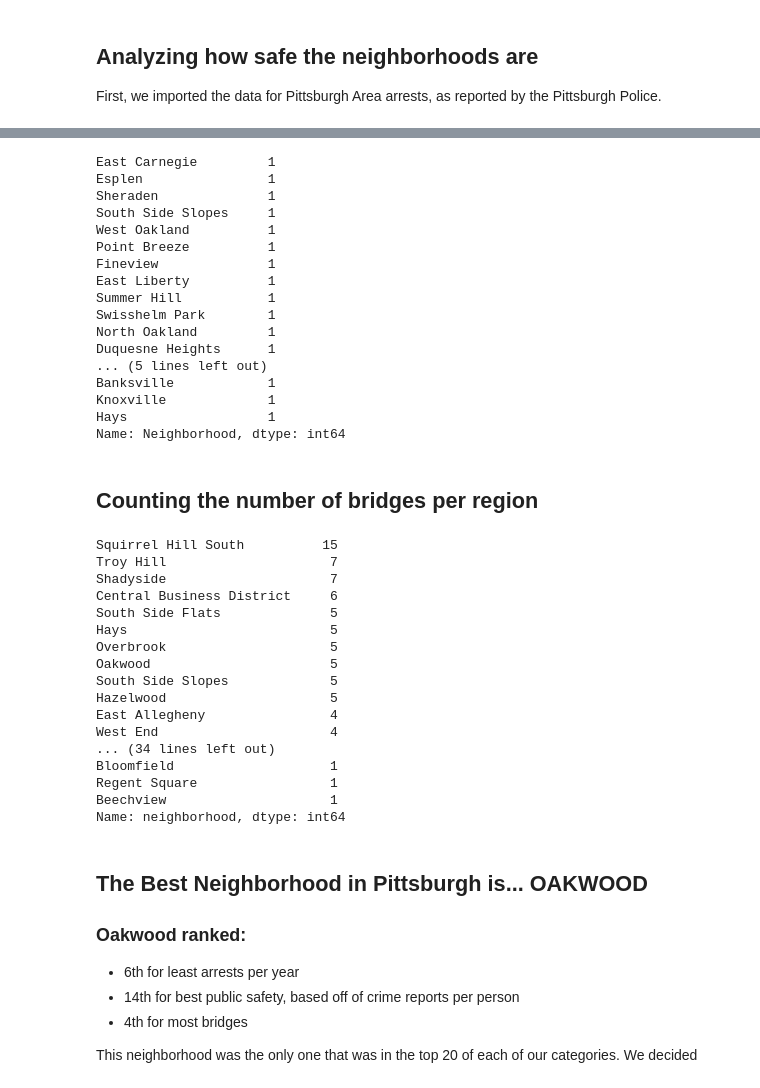
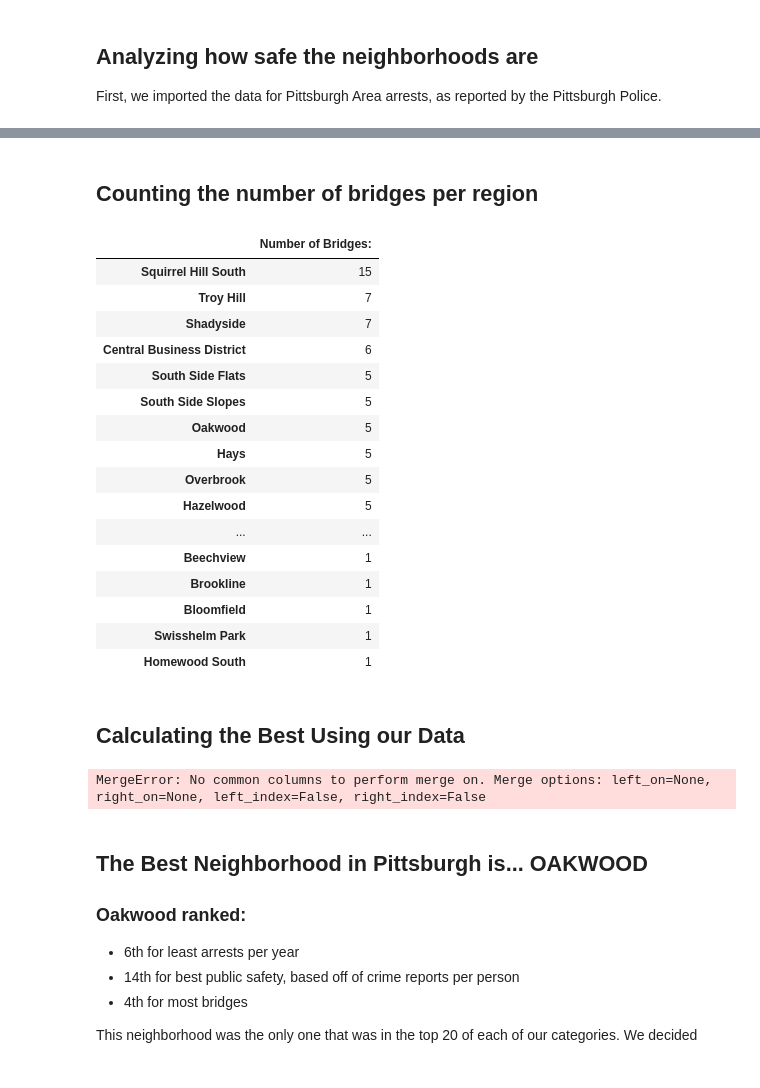
Before and after one commit to pats141/CMPINF_Final, a Jupyter notebook: Presentation.ipynb, the cells around one changed output, grey strips where cells are left out. Saved outputs shown, nothing was run; the diff lists cells and outputs as text; code cells hidden in the pictures.

```diff
--- a/Presentation.ipynb
+++ b/Presentation.ipynb
@@ -79,47 +69,36 @@ tempt[['Neighborhood','Part 1 Crime per 100 Persons (2010)']].head(20)
-# %%
-public_safety_data["Neighborhood"].value_counts().head(20)
-# %% [output]
-East Carnegie         1
-Esplen                1
-Sheraden              1
-South Side Slopes     1
-West Oakland          1
-Point Breeze          1
-Fineview              1
-East Liberty          1
-Summer Hill           1
-Swisshelm Park        1
-North Oakland         1
-Duquesne Heights      1
-... (5 lines left out)
-Banksville            1
-Knoxville             1
-Hays                  1
-Name: Neighborhood, dtype: int64
 # %% [markdown]
 ## Counting the number of bridges per region
 # %%
 pgh_bridge_data = pd.read_csv("bridge_data.csv")
-pgh_bridge_data["neighborhood"].value_counts().head(20)
 pgh_bridge_data["neighborhood"].value_counts()
+bridge_data = pgh_bridge_data["neighborhood"].value_counts()
+bridge_dict = {'Number of Bridges:': bridge_data}
+bridges = pd.DataFrame(bridge_dict)
+bridges
 # %% [output]
-Squirrel Hill South          15
-Troy Hill                     7
-Shadyside                     7
-Central Business District     6
-South Side Flats              5
-Hays                          5
-Overbrook                     5
-Oakwood                       5
-South Side Slopes             5
-Hazelwood                     5
-East Allegheny                4
-West End                      4
-... (34 lines left out)
-Bloomfield                    1
-Regent Square                 1
-Beechview                     1
-Name: neighborhood, dtype: int64
+|  | Number of Bridges: |
+| Squirrel Hill South | 15 |
+| Troy Hill | 7 |
+| Shadyside | 7 |
+| Central Business District | 6 |
+| South Side Flats | 5 |
+| South Side Slopes | 5 |
+| Oakwood | 5 |
+| Hays | 5 |
+| Overbrook | 5 |
+| Hazelwood | 5 |
+| ... | ... |
+| Beechview | 1 |
+| Brookline | 1 |
+| Bloomfield | 1 |
+| Swisshelm Park | 1 |
+| Homewood South | 1 |
+# %% [markdown]
+## Calculating the Best Using our Data
+# %%
+neighborhood = pd.merge(crime, safety_df)
+# %% [output]
+MergeError: No common columns to perform merge on. Merge options: left_on=None, right_on=None, left_index=False, right_index=False
 # %% [markdown]
 ## The Best Neighborhood in Pittsburgh is... OAKWOOD
 ### Oakwood ranked:
```
Also changed, not shown: parts of 4 cells of this notebook.
